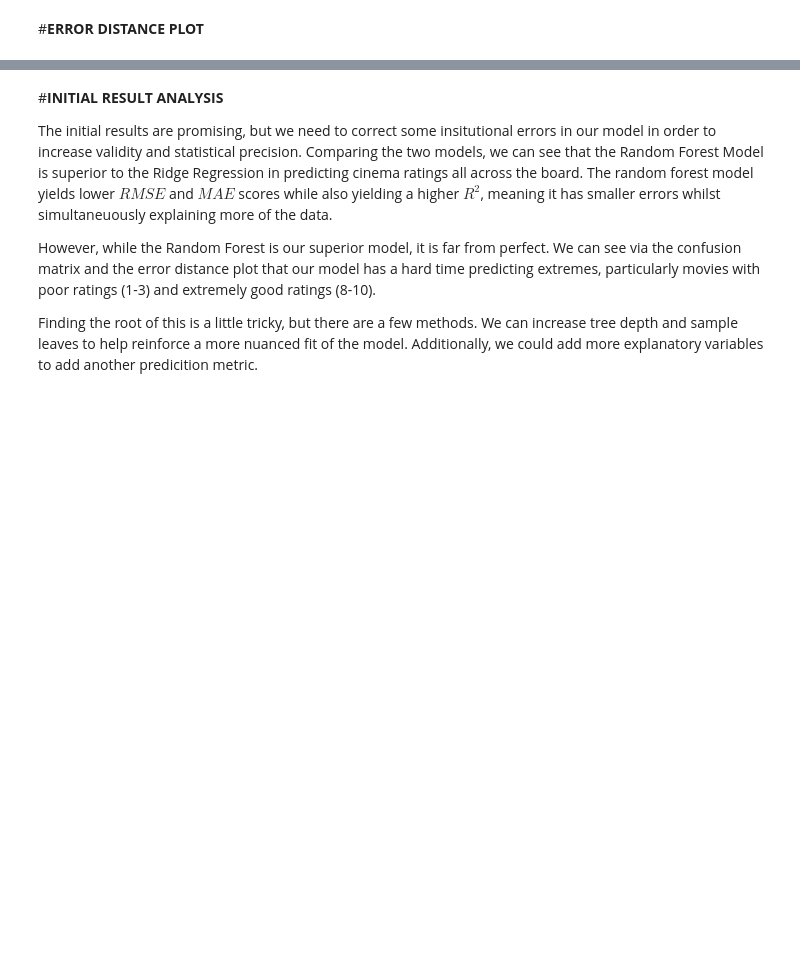
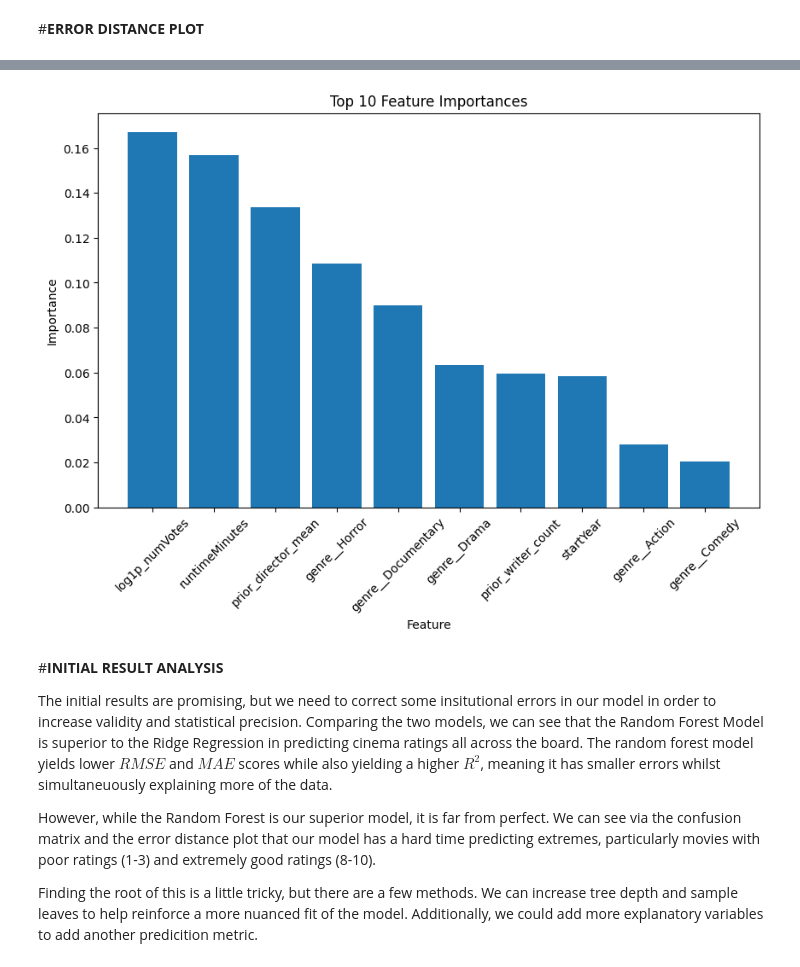
Before and after one commit to teagankryan/DS_Project, a Jupyter notebook: DS_Project_Code.ipynb, the cells around one changed output, grey strips where cells are left out. Cells and saved outputs as stored; diff of their text form; code cells hidden in the pictures; blank space fills up the shorter version.

```diff
--- a/DS_Project_Code.ipynb
+++ b/DS_Project_Code.ipynb
@@ -394,3 +413,24 @@ plt.show()
+# %%
+from sklearn.metrics.pairwise import paired_cosine_distances
+# Extract feature importance from fitted model
+
+best_rf_model = rf_cv.best_estimator_.named_steps["model"]
+feature_importances = num_features + list(X_train.columns[len(num_features):])
+
+importances = best_rf_model.feature_importances_
+indices = np.argsort(importances)[::-1]
+
+# Plot top 10 features
+top_n = 10
+plt.figure(figsize=(10, 6))
+plt.bar(range(top_n), importances[indices[:top_n]], align="center")
+plt.xticks(range(top_n), [feature_importances[i] for i in indices[:top_n]], rotation=45)
+plt.title("Top 10 Feature Importances")
+plt.xlabel("Feature")
+plt.ylabel("Importance")
+plt.show()
+# %% [output]
+[figure, added]
 # %% [markdown]
 #**INITIAL RESULT ANALYSIS**
 
```
Also changed, not shown: parts of 22 cells of this notebook.
